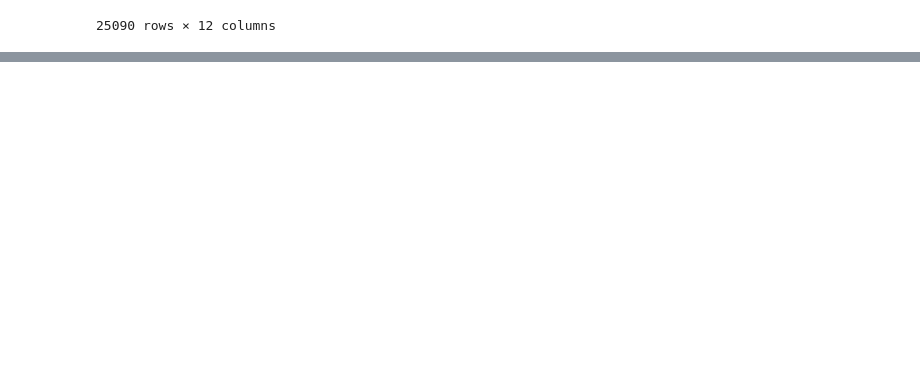
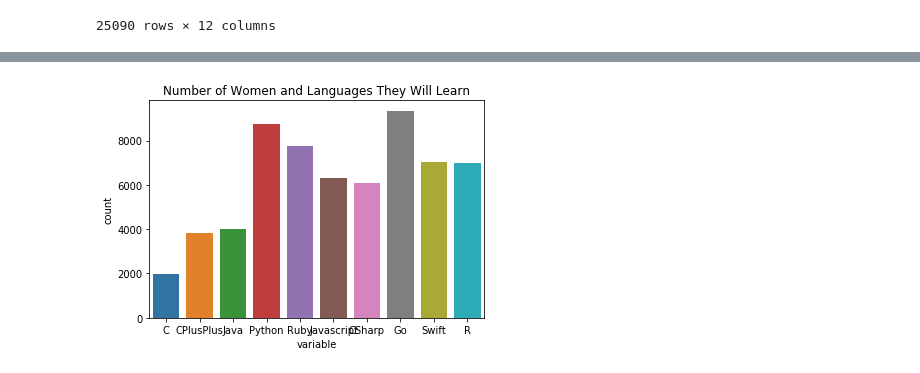
Before and after one commit to EricaTess/women-in-tech, a Jupyter notebook: clustering_project/Clustering-HackerRank-Data.ipynb, the cells around one changed output, grey strips where cells are left out. Cells and saved outputs as stored; diff of their text form; code cells hidden in the pictures; blank space fills up the shorter version.

```diff
--- a/clustering_project/Clustering-HackerRank-Data.ipynb
+++ b/clustering_project/Clustering-HackerRank-Data.ipynb
@@ -87,0 +153,6 @@ df_female
+# %%
+sns.countplot(data=learn, x="variable")
+plt.title("Number of Women and Languages They Will Learn")
+plt.show()
+# %% [output]
+[figure, added]
```
Also changed, not shown: parts of 16 cells of this notebook.
